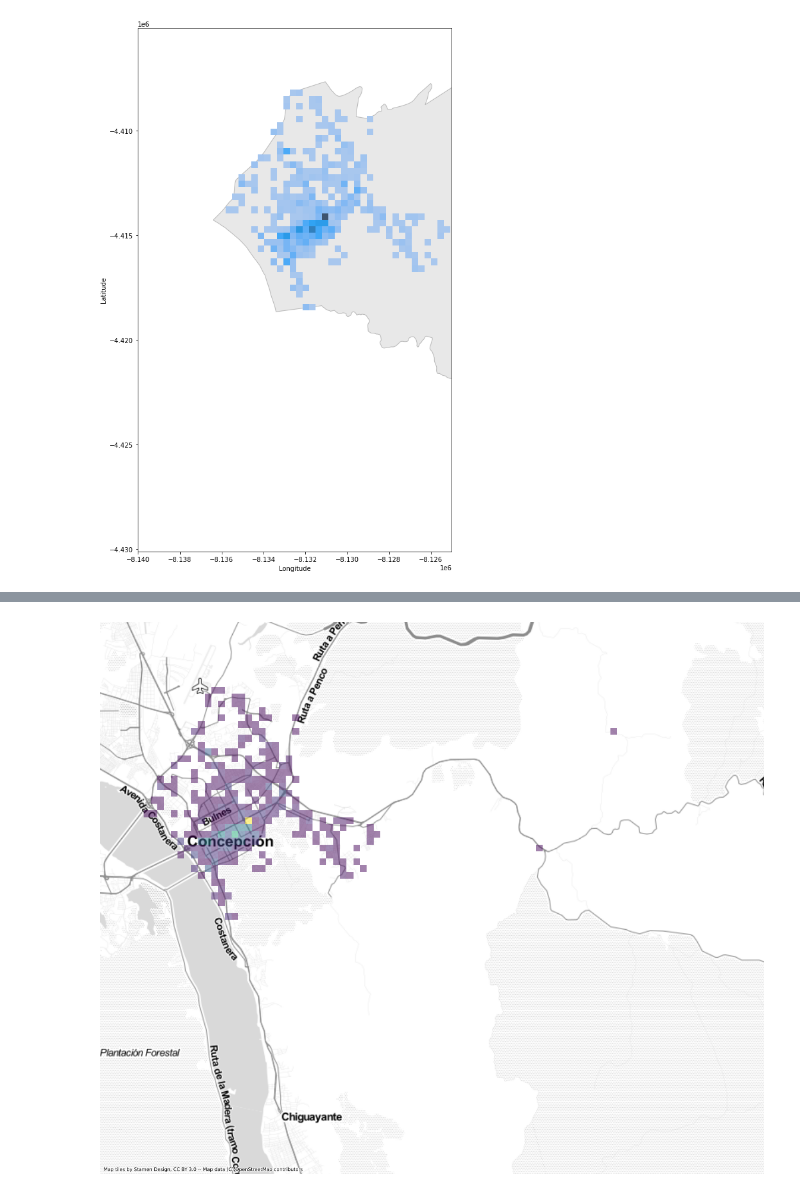
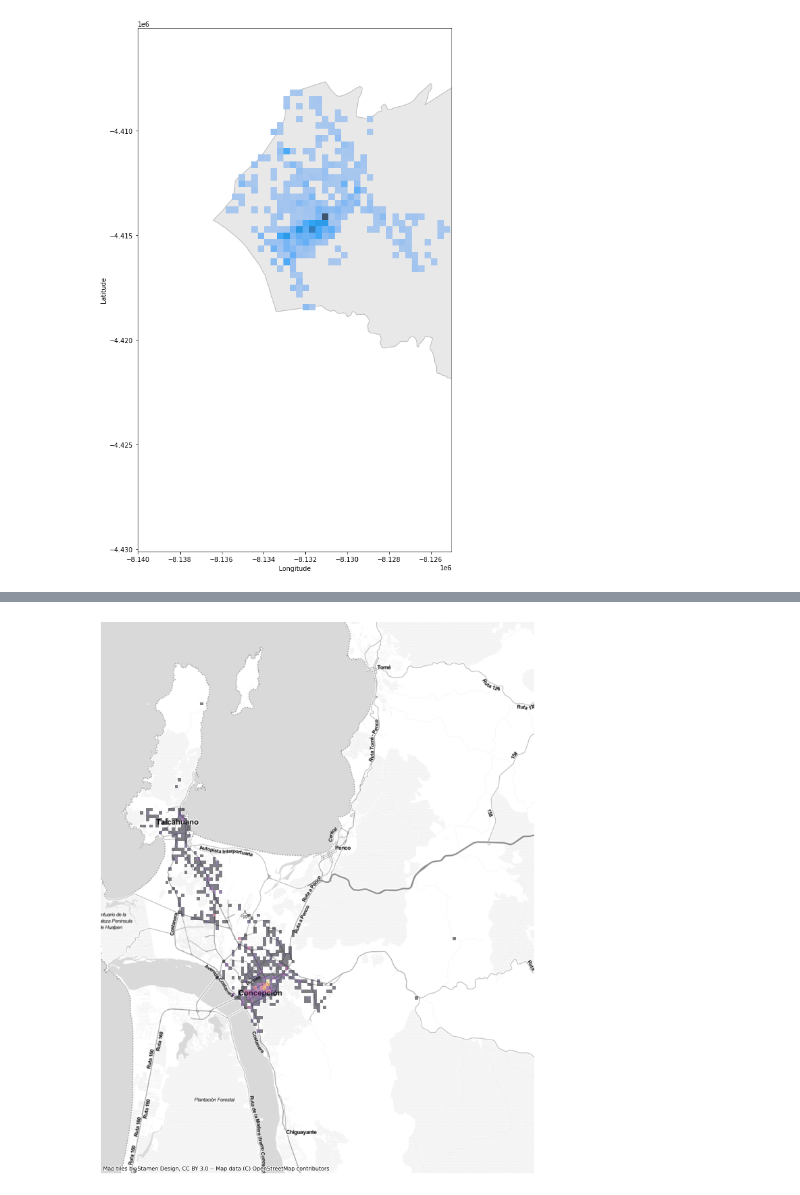
Before and after one commit to matiasfbr/CL_Seguridad_Vial, a Jupyter notebook: Seguridad Vial.ipynb, the cells around one changed output, grey strips where cells are left out. Saved outputs shown, nothing was run; the diff lists cells and outputs as text; code cells hidden in the pictures.

```diff
--- a/Seguridad Vial.ipynb
+++ b/Seguridad Vial.ipynb
@@ -120,14 +120,18 @@ ax.set_xlim([-8.14E6,-8.125E6])
 (-8140000.0, -8125000.0)
 [figure]
 # %%
+df_wm = chile[(chile['codregion']==8) & (chile['Comuna'].isin(['TALCAHUANO','CONCEPCION']))]
+
 ax = df_wm.plot(figsize=(10, 10), alpha=0.2, edgecolor='k')
+
 
 sns.histplot(
     x = 'Longitude',
     y = 'Latitude',
     kde = True,
+    bins = 50,
     ax = ax,
-    data = df[df['COMUNA']=='CONCEPCION']
+    data = df[df['COMUNA'].isin(['TALCAHUANO','CONCEPCION'])]
 )
 
 cx.add_basemap(ax)
@@ -136,20 +156,23 @@ cx.add_basemap(ax)
 # %%
-ax = df_wm.plot(figsize=(20, 20), alpha=0, edgecolor='k')
-cx.add_basemap(ax, source=cx.providers.Stamen.TonerLite)
+df_wm = chile[(chile['Comuna'].isin(['Concepción','Talcahuano']))]
+
+ax = df_wm.plot(figsize=(15, 15), alpha=0, edgecolor='k')
 
 sns.histplot(
     x = 'Longitude',
     y = 'Latitude',
     element = 'poly',
+    bins = 100,
     kde = True,
     alpha = 0.5,
-    cmap = 'viridis',
+    cmap = 'inferno',
     ax = ax,
-    data = df[df['COMUNA']=='CONCEPCION']
+    data = df[df['COMUNA'].isin(['TALCAHUANO','CONCEPCION'])]
 )
 ax.set_axis_off()
 
+cx.add_basemap(ax, source=cx.providers.Stamen.TonerLite)
 
 plt.savefig('concepcion.jpg')
 # %% [output]
-[figure, old version]
+[figure, new version]
```
Also changed, not shown: parts of 3 cells of this notebook, 1 other file.
